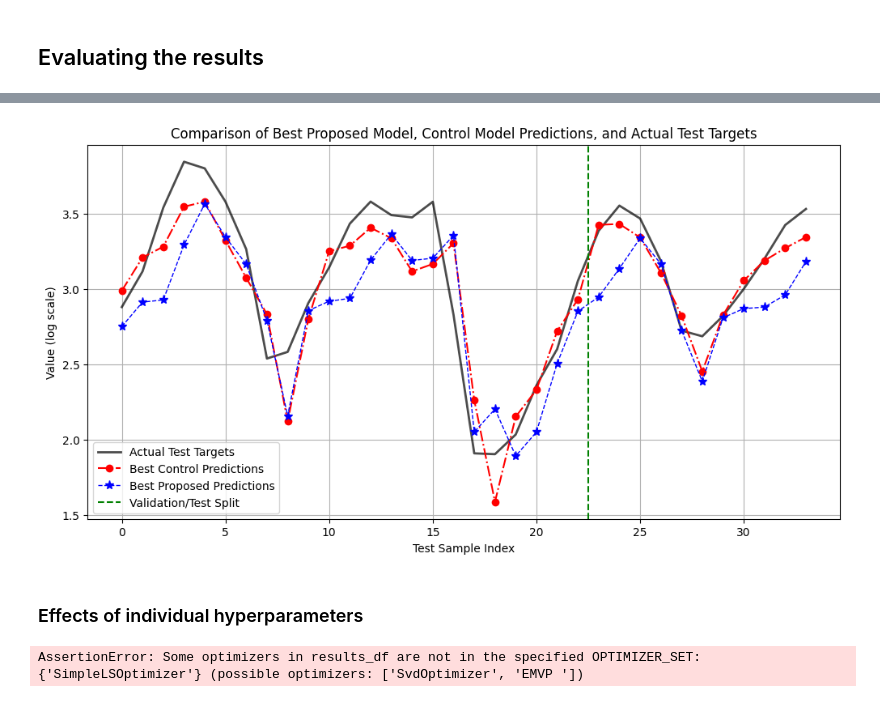
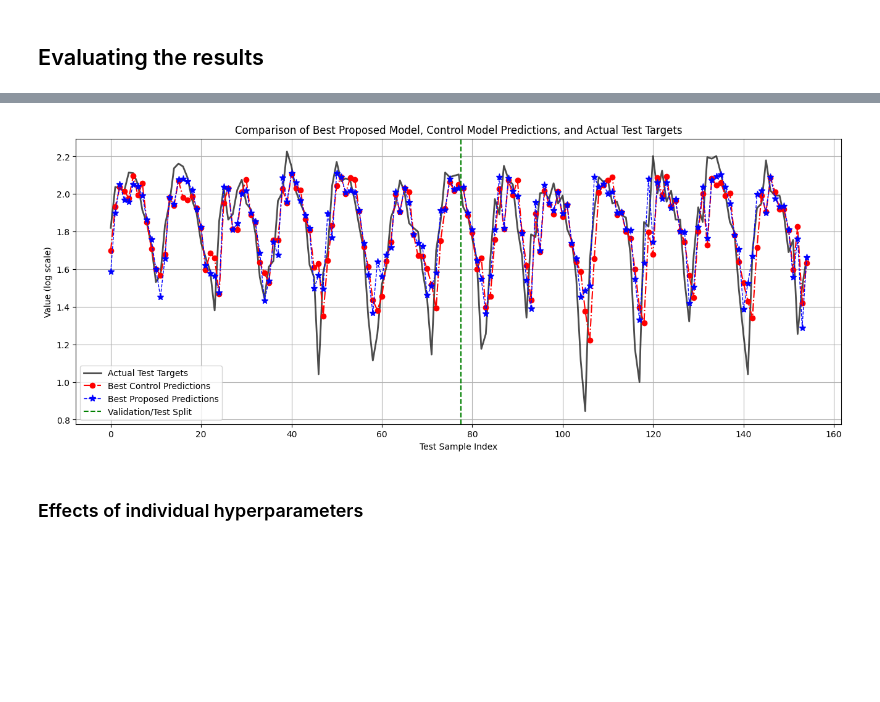
Before and after one commit to lichterberci/rbfar-ols, a Jupyter notebook: experiments.ipynb, the cells around one changed output, grey strips where cells are left out. Drawn from its saved outputs; the diff is of its cells as text; code cells hidden in the pictures; blank space fills up the shorter version.

```diff
--- a/experiments.ipynb
+++ b/experiments.ipynb
@@ -27,7 +27,7 @@ import rdatasets
 # %%
 DATASETS = set(["lynx", "ozone"])
 # %%
-DATASET = "lynx"
+DATASET = "ozone"
 
 assert DATASET in DATASETS, f"Dataset {DATASET} not recognized. Available datasets: {DATASETS}"
 # %%
@@ -361,9 +354,9 @@ if not isinstance(control_results, list):
 VALID_RATIOS = {
     # "lynx": 0.06,
     # "lynx": 0,
-    "lynx": 0.2,
+    "lynx": 0.15,
     # "ozone": 34/518
-    "ozone": 0.2
+    "ozone": 0.15
 }
 
 valid_ratio = VALID_RATIOS.get(DATASET, 0.2)
@@ -420,7 +413,7 @@ for i, res in tqdm(enumerate(proposed_results), desc="Processing proposed result
         {
             "Type": ["Proposed"],
             "Name": [
-                f"{res.metadata["optimizer_type"]}-w.{vars(cfg).get("approach", "N/A").replace("-", " ")}-{'tuned' if vars(cfg).get("post_tuned", False) else 'untuned'}"
+                f"{res.metadata["optimizer_type"]}-{'kmeans' if cfg.use_kmeans_centres else 'random'}-{'local' if cfg.use_local_sigma else 'global'}-{'tuned' if vars(cfg).get("post_tune", False) else 'untuned'}"
             ],
             "Test R": [test_metrics.pearson_correlation_coefficient()],
             "Test R^2": [test_metrics.R2()],
@@ -485,8 +478,10 @@ for i, res in tqdm(enumerate(control_results), desc="Processing control results"
 # %%
 results_df = results_df.assign(
     Optimizer=results_df['Name'].str.split('-').str[0],
-    Approach=results_df['Name'].str.extract(r'-w\.([^-]+)')[0].fillna('N/A'),
+    # Approach=results_df['Name'].str.extract(r'-w\.([^-]+)')[0].fillna('N/A'),
     Tuned = results_df['Name'].str.contains('-tuned').fillna('N/A'),
+    LocalSigma=results_df['Name'].str.contains('-local').fillna('N/A'),
+    KMeans=results_df['Name'].str.contains('-kmeans').fillna('N/A')
 )
 # %%
 MODEL_SELECTION_CRITERION = "Valid MSE"
@@ -685,55 +702,59 @@ best_control_res = control_results[best_control_idx - len(proposed_results)]
 test_targets = best_proposed_res.test_targets  # Assuming all have the same test_targets
 
 # Plot the results
-plt.figure(figsize=(12, 6))
+plt.figure(figsize=(16, 6))
 plt.plot(test_targets, label="Actual Test Targets", color="black", linewidth=2,  alpha=.7)
 plt.plot(
     best_control_res.test_predictions,
     label=f"Best Control Predictions",
     color="red",
     linestyle="-.",
     marker='o',
 )
 plt.plot(
     best_proposed_res.test_predictions,
     label=f'Best Proposed Predictions',
     color="blue",
     linestyle="--",
     linewidth=1,
     marker='*',
     markersize=8,
 )
 plt.axvline(x=validation_cutoff + 0.5, color='green', linestyle='--', label='Validation/Test Split')
 plt.xlabel("Test Sample Index")
 plt.ylabel("Value (log scale)")
 plt.title(
     "Comparison of Best Proposed Model, Control Model Predictions, and Actual Test Targets"
 )
 plt.legend()
 plt.grid(True)
 plt.show()
 # %% [output]
-[figure, old version]
+[figure, new version]
 # %% [markdown]
 ### Effects of individual hyperparameters
 # %%
 # HYPERPARAM = "optimizer._alpha"
 # HYPERPARAM = "optimizer._delta"
-# HYPERPARAM = "ridge"
+HYPERPARAM = "ridge"
+# HYPERPARAM = "tsvd_alpha"
 # HYPERPARAM = "num_components"
 # HYPERPARAM = "post_tune"
-HYPERPARAM = "m"
+# HYPERPARAM = "m"
 # HYPERPARAM = "approach"
 # HYPERPARAM = "optimizer._beta"
 # HYPERPARAM = "optimizer._epsilon"
+# HYPERPARAM = "use_kmeans_centres"
+# HYPERPARAM = "use_local_sigma"
+
 METRIC_LOG_SCALE = True
 PARAM_LOG_SCALE = True
 
 PROPOSED_HYPERPARAM = True
 
 OPTIMIZER_SET = set(["SimpleLSOptimizer"])
+# OPTIMIZER_SET = None
 
-assert all(opt in list(results_df["Optimizer"].unique()) for opt in OPTIMIZER_SET), f"Some optimizers in results_df are not in the specified OPTIMIZER_SET: {OPTIMIZER_SET} (possible optimizers: {list(results_df['Optimizer'].unique())})"
+if OPTIMIZER_SET is not None:
+    assert all(opt in list(results_df["Optimizer"].unique()) for opt in OPTIMIZER_SET), f"Some optimizers in results_df are not in the specified OPTIMIZER_SET: {OPTIMIZER_SET} (possible optimizers: {list(results_df['Optimizer'].unique())})"
-# %% [output]
-AssertionError: Some optimizers in results_df are not in the specified OPTIMIZER_SET: {'SimpleLSOptimizer'} (possible optimizers: ['SvdOptimizer', 'EMVP '])
 # %%
```
Also changed, not shown: parts of 29 cells of this notebook, 11 other files.
